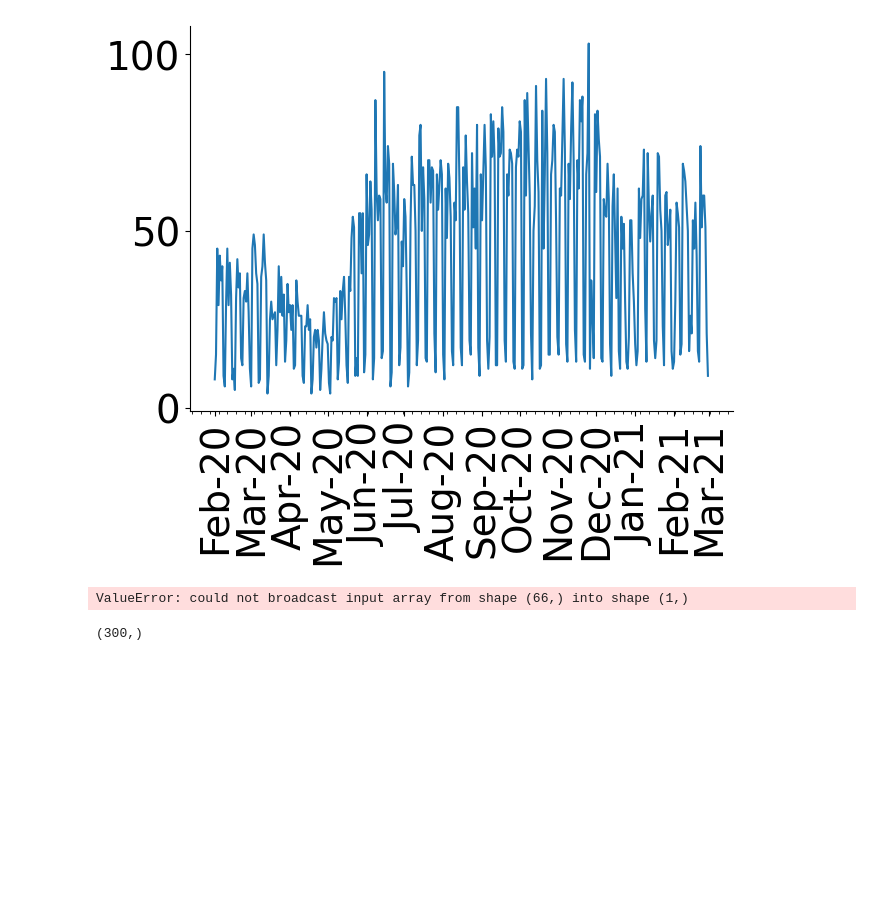
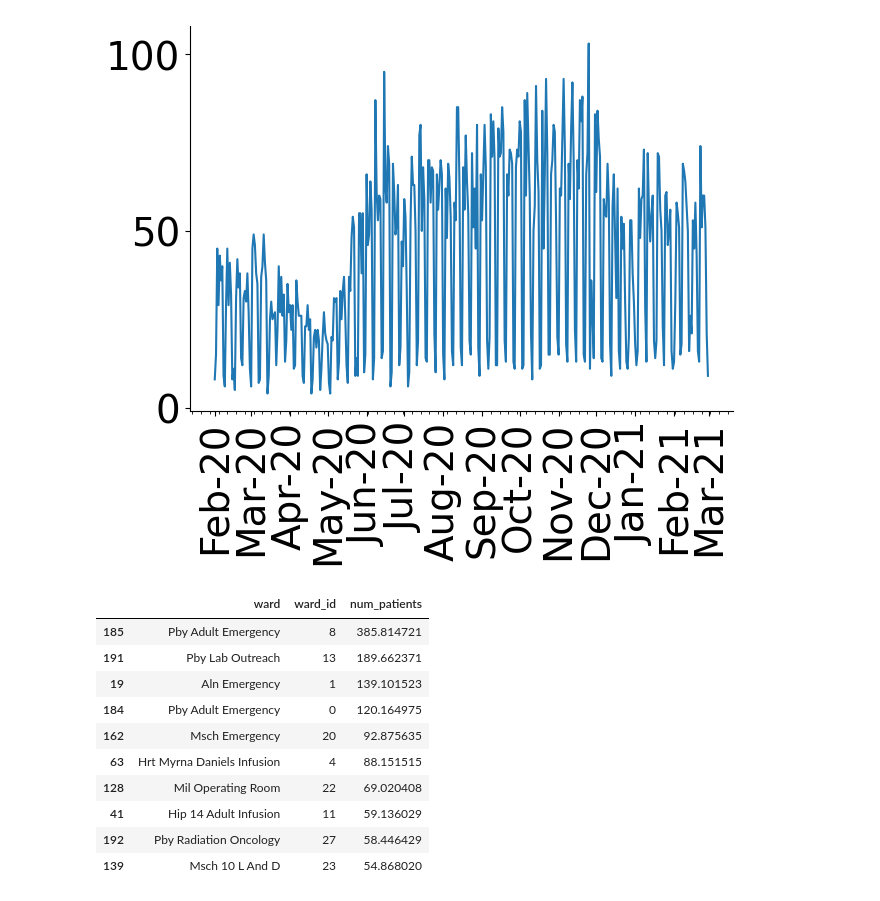
Before and after one commit to ChaosDonkey06/AMR_ABM2, a Jupyter notebook: model_sims.ipynb, the cells around one changed output. Saved outputs shown, nothing was run; the diff lists cells and outputs as text; code cells hidden in the pictures; blank space fills up the shorter version.

```diff
--- a/model_sims.ipynb
+++ b/model_sims.ipynb
@@ -224,32 +224,31 @@ ward_positive   = np.full((len(dates_simulation), parameters["Nw"], m), np.nan)
 for i, date in enumerate(dates_simulation):
     movement                      = movement_df[movement_df["date"]==date]
     agents_state                  = amr_abm(agents_state, movement, ward2size, parameters)
-    ward_colonized, ward_positive = observe_ward(agents_state, movement, parameters)
+    ward_colonized[i, : ], ward_positive[i, :] = observe_ward(agents_state, movement, parameters)
-# %%
-patients_state = agents_state
-
-_, m = patients_state.shape
-ρ    = parameters["ro"] # effective sensitivity.
-Nw   = parameters["Nw"] # number of wards
-
-ward_colonized = onp.zeros((parameters["Nw"], 1))
-ward_positive  = onp.zeros((parameters["Nw"], 1))
-
-p_test = onp.random.uniform(patients_state.shape[0], m) <= patients_state * ρ
-
-i, ward_id         = next(enumerate(movement["ward_id"].unique()))
-patients_ward      = movement.query(f"ward_id=={ward_id} and test==True")["mrn_id"].values
-patients_test_ward = movement.query(f"ward_id=={ward_id}")["mrn_id"].values
-
-
-ward_colonized[ward_id,:] = onp.sum(patients_state[patients_ward, :] == Patient.colonized, axis=0)
-ward_positive[ward_id,:]  = onp.sum(p_test[patients_test_ward, :] == Observed.yes, axis=0)
-# %% [output]
-ValueError: could not broadcast input array from shape (66,) into shape (1,)
-# %%
-onp.sum(patients_state[patients_ward, :] == Patient.colonized, axis=0).shape
-# %% [output]
-(300,)
+# %%
+
+
+big_wards = [8, 13, 1, 0, 20, 4, 22, 11]
+
+fig, axes = plt.subplots(2, 5, figsize=(7, 5))
+
+for iax, ax in enumerate(axes.flatten()):
+
+    ax.plot(dates_simulation, ward_positive[:, big_wards[iax], :])
+    ax.set_title(ward_size_df.query(f"ward_id=={big_wards[iax]}")["ward_name"].values[0])
+    format_axis(ax)
+# %% [output]
+|  | ward | ward_id | num_patients |
+| 185 | Pby Adult Emergency | 8 | 385.814721 |
+| 191 | Pby Lab Outreach | 13 | 189.662371 |
+| 19 | Aln Emergency | 1 | 139.101523 |
+| 184 | Pby Adult Emergency | 0 | 120.164975 |
+| 162 | Msch Emergency | 20 | 92.875635 |
+| 63 | Hrt Myrna Daniels Infusion | 4 | 88.151515 |
+| 128 | Mil Operating Room | 22 | 69.020408 |
+| 41 | Hip 14 Adult Infusion | 11 | 59.136029 |
+| 192 | Pby Radiation Oncology | 27 | 58.446429 |
+| 139 | Msch 10 L And D | 23 | 54.868020 |
 # %%
 
 from utils.infer_utils import create_df_response
```
Also changed, not shown: parts of 3 cells of this notebook.
